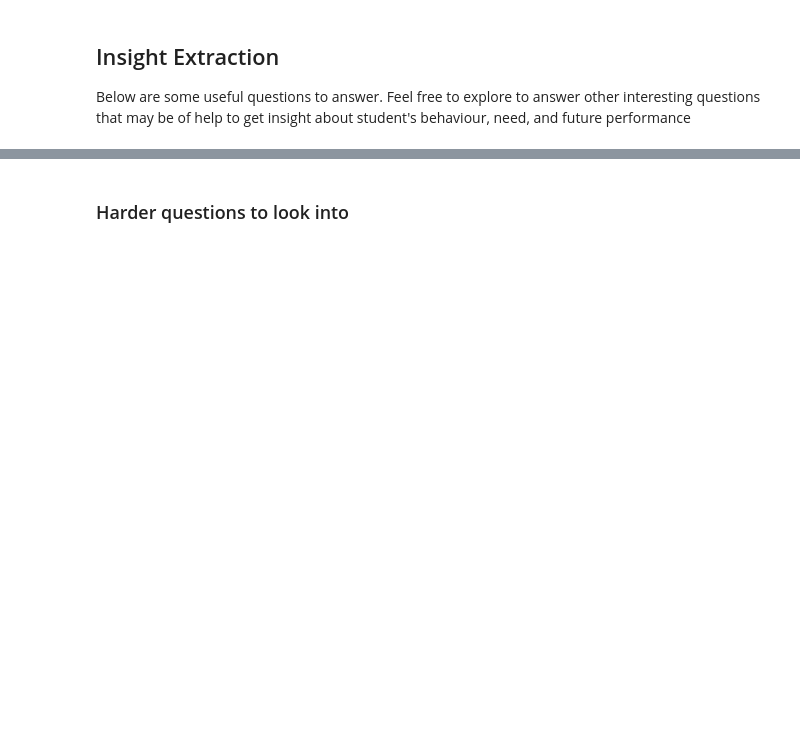
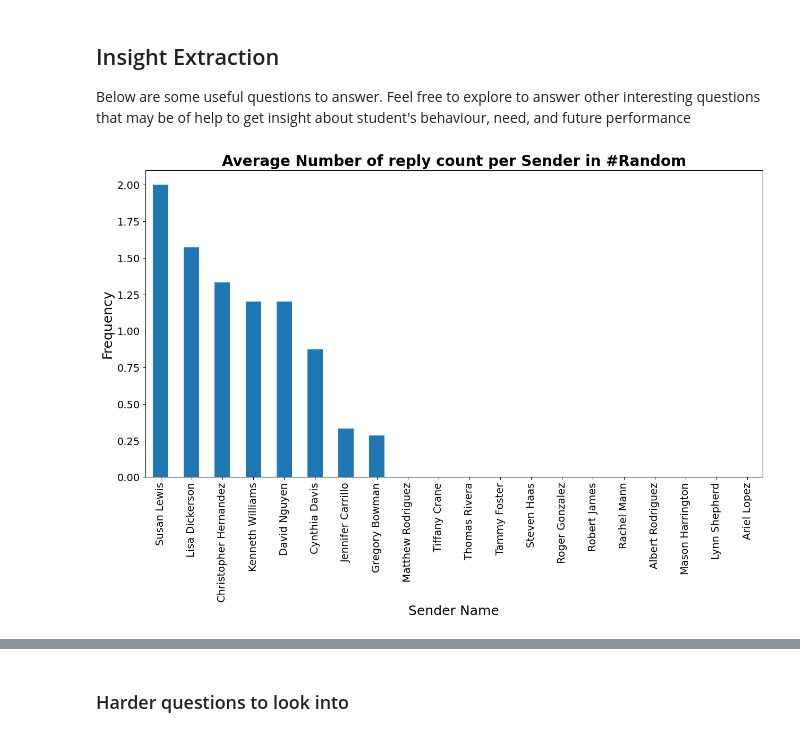
Before and after one commit to G1Daniel/week0-starter-code, a Jupyter notebook: notebooks/parse_slack_data.ipynb, the cells around one changed output, grey strips where cells are left out. Drawn from its saved outputs; the diff is of its cells as text; code cells hidden in the pictures; blank space fills up the shorter version.

```diff
--- a/notebooks/parse_slack_data.ipynb
+++ b/notebooks/parse_slack_data.ipynb
@@ -280,2 +326,6 @@ Below are some useful questions to answer. Feel free to explore to answer other
 # %%
 # Visualize reply counts per user per channel
+
+draw_avg_reply_count(slack_data)
+# %% [output]
+[figure, added]
```
Also changed, not shown: parts of 14 cells of this notebook, 1 other file.
